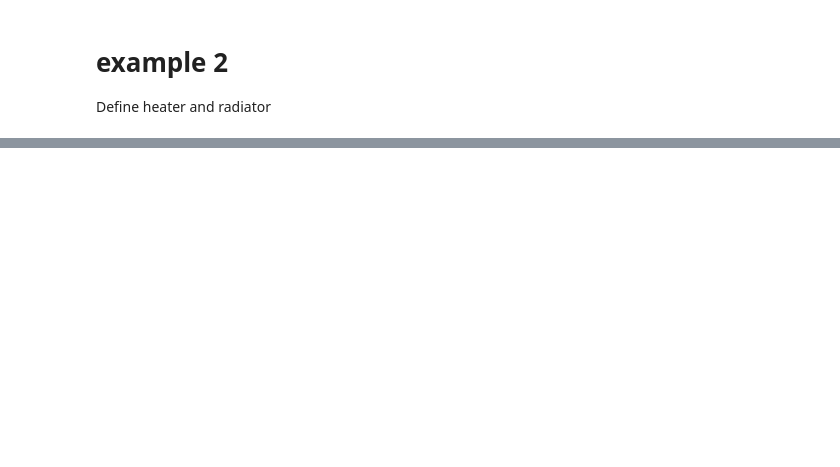
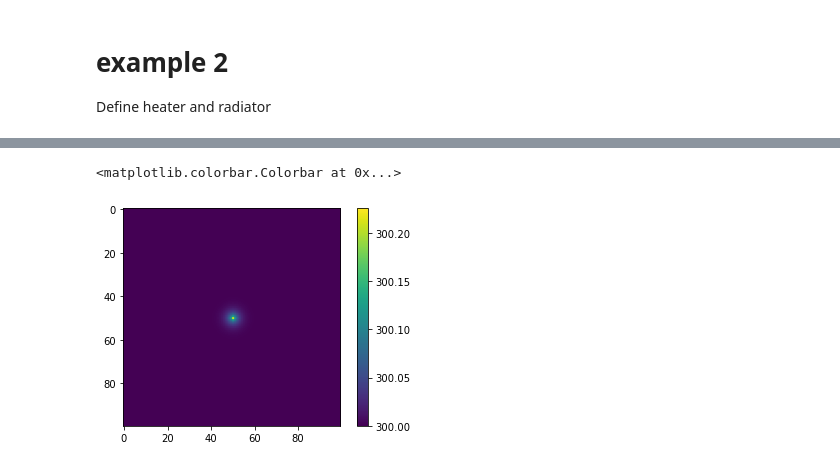
Before and after one commit to mzks/chill, a Jupyter notebook: notebook/simple_example.ipynb, the cells around one changed output, grey strips where cells are left out. Saved outputs shown, nothing was run; the diff lists cells and outputs as text; code cells hidden in the pictures; blank space fills up the shorter version.

```diff
--- a/notebook/simple_example.ipynb
+++ b/notebook/simple_example.ipynb
@@ -131,0 +195,31 @@ Text(0, 0.5, 'Temperature [K]')
+# %%
+%%time
+
+c = Chill()
+c.dt = 0.1
+
+# Alminium - definition
+rho = 2700 * kg/m3
+c_p = 900  *J_per_kgK
+A = 0.01 * m2
+h = 0.01 * m
+C = rho * A * h * c_p # J/K
+h_c = 22000
+R = 1/(A*h_c)
+
+m, n = 100, 100
+nodes = [[c.define_node(temperature=300, capacity=C, name=f'{i:08}-{j:08}') for i in range(m)] for j in range(n)]
+
+pair_list = \
+[((i, j), (i, j + 1)) for i in range(n) for j in range(m - 1)] + \
+[((i, j), (i + 1, j)) for i in range(n - 1) for j in range(m)]
+[c.define_thermal_conduction(nodes[i1][j1], nodes[i2][j2], R) for ((i1, j1), (i2, j2)) in pair_list]
+
+ambient = c.define_node(temperature=300, capacity=np.inf, name='ambient')
+rad_const = E_G*epsilon*sigma*A
+[c.define_thermal_radiation(node, ambient, rad_const) for node_sub in nodes for node in node_sub]
+
+heater = c.define_node(temperature=300, capacity=np.inf, name='heater')
+c.define_thermal_input(heater, nodes[50][50], 100, 'input')
+
+c.setup()
@@ -131,0 +235,8 @@ Text(0, 0.5, 'Temperature [K]')
+# %%
+temp = np.array(c.temperatures_history)
+time = np.array(c.times_history) / 60. /60
+plt.imshow(temp[-1,:10000].reshape(m, n))
+plt.colorbar()
+# %% [output]
+<matplotlib.colorbar.Colorbar at 0x...>
+[figure, added]
```
Also changed, not shown: parts of 27 cells of this notebook, 4 other files.
